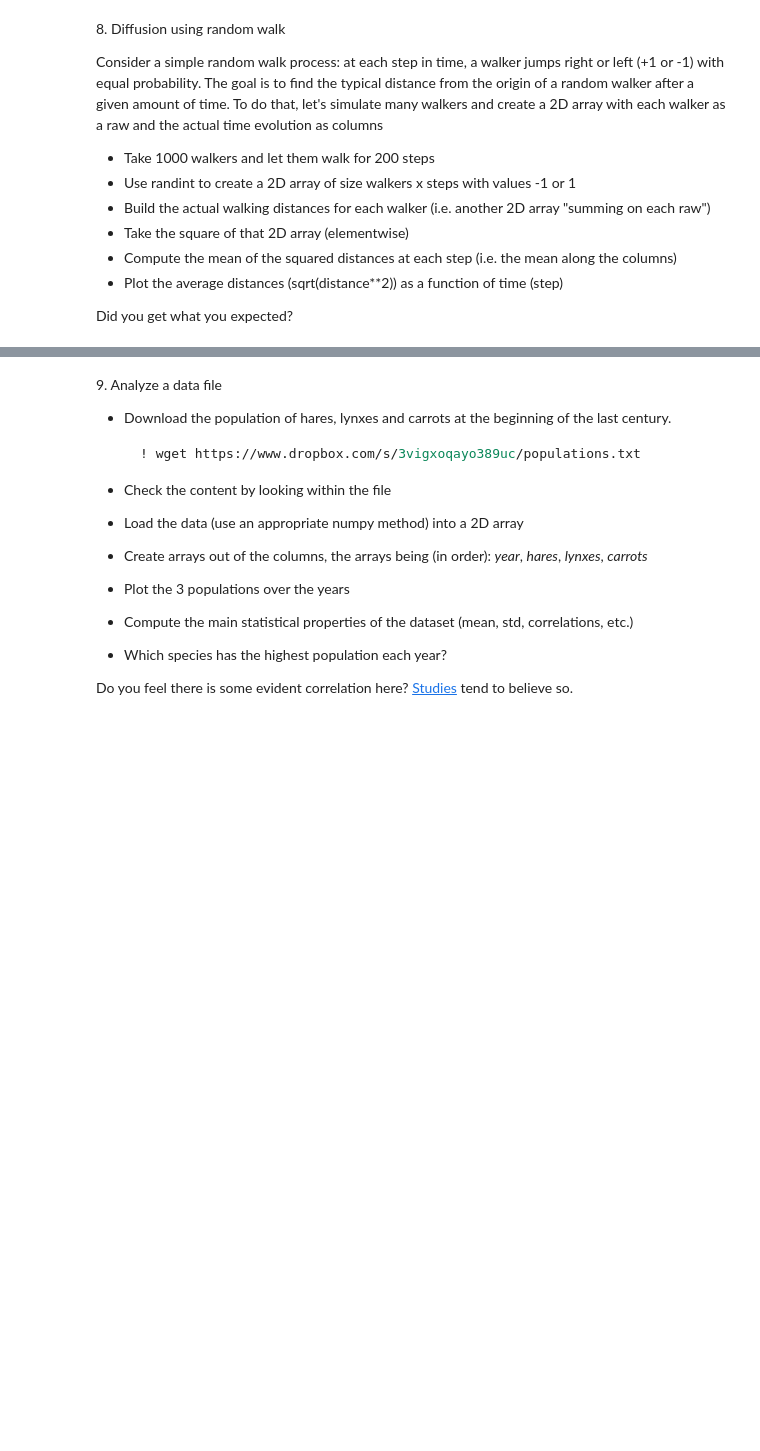
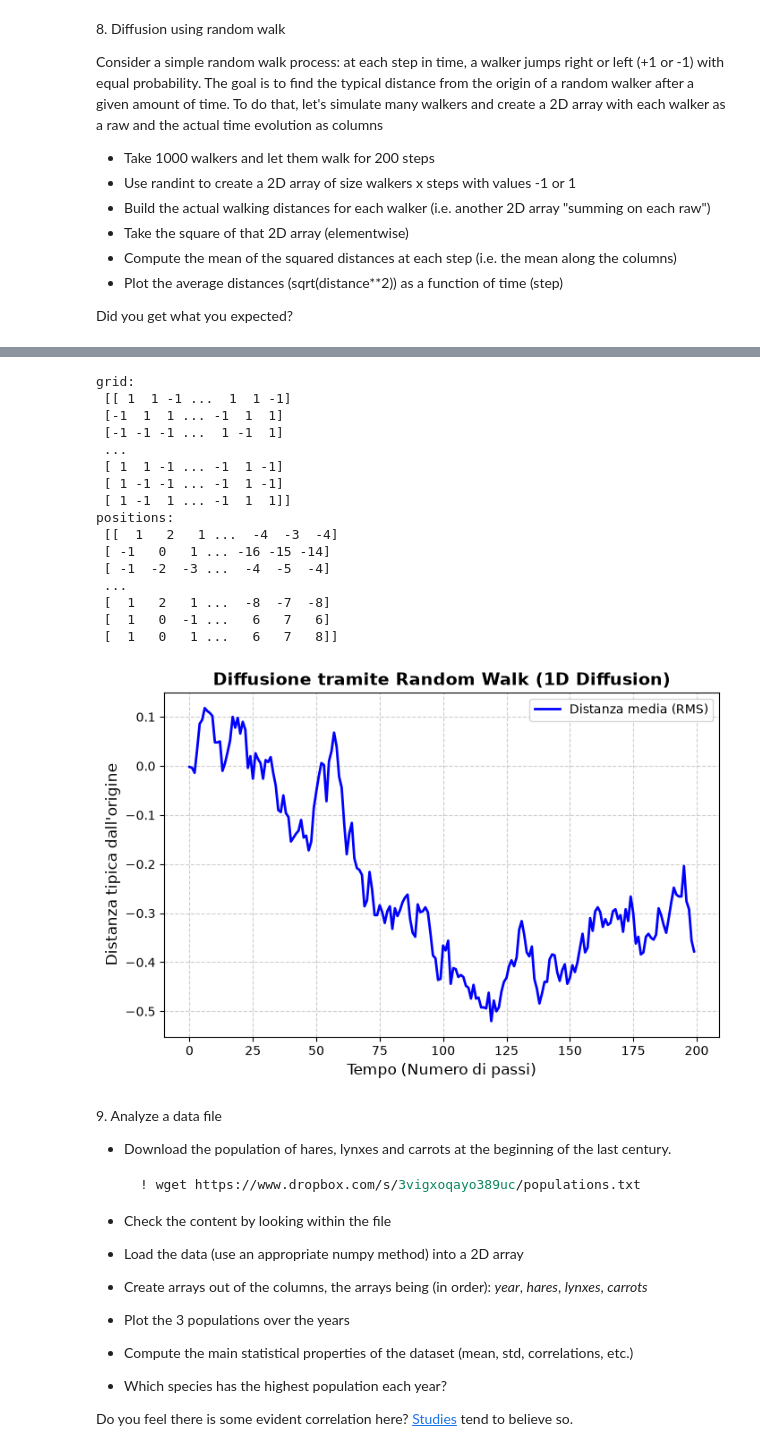
Before and after one commit to EliaLibera/LaboratoryOfComputationalPhysics_Y9, a Jupyter notebook: sett 4/04ex_Numpy.ipynb, the cells around one changed output, grey strips where cells are left out. Drawn from its saved outputs; the diff is of its cells as text; code cells hidden in the pictures; blank space fills up the shorter version.

```diff
--- a/sett 4/04ex_Numpy.ipynb
+++ b/sett 4/04ex_Numpy.ipynb
@@ -167,3 +503,57 @@ Did you get what you expected?
+# %%
+#VERSIONE SENZA QUADRATO
+#in questo caso ottengo una media che si attesta vicina allo 0 costante, ovviamente
+
+import matplotlib.pyplot as plt
+import numpy as np
+
+# Parametri dell'esperimento
+n_walkers = 1000
+n_steps = 200
+
+# Usiamo randint per generare 0 e 1, poi li convertiamo in -1 o 1
+grid = np.random.randint(0, 2, size=(n_walkers, n_steps)) * 2 - 1    #(start,step,size of the array)
+print("grid:",'\n',grid)
+#somma cumulativa
+distances = np.cumsum(grid, axis=1)  #si muove in orizzontale lungo le righe
+print("positions:",'\n',distances)
+mean_distances = np.mean(distances, axis=0)
+
+# Plot dei risultati
+plt.figure(figsize=(8, 5))
+plt.plot(
+    range(n_steps),
+    mean_distances,
+    color="blue",
+    linewidth=2,
+    label="Distanza media (RMS)",
+)
+plt.xlabel("Tempo (Numero di passi)", fontsize=12)
+plt.ylabel("Distanza tipica dall'origine", fontsize=12)
+plt.title(
+    "Diffusione tramite Random Walk (1D Diffusion)", fontsize=14, fontweight="bold"
+)
+plt.legend()
+plt.grid(True, linestyle="--", alpha=0.6)
+plt.show()
+# %% [output]
+grid:
+ [[ 1  1 -1 ...  1  1 -1]
+ [-1  1  1 ... -1  1  1]
+ [-1 -1 -1 ...  1 -1  1]
+ ...
+ [ 1  1 -1 ... -1  1 -1]
+ [ 1 -1 -1 ... -1  1 -1]
+ [ 1 -1  1 ... -1  1  1]]
+positions:
+ [[  1   2   1 ...  -4  -3  -4]
+ [ -1   0   1 ... -16 -15 -14]
+ [ -1  -2  -3 ...  -4  -5  -4]
+ ...
+ [  1   2   1 ...  -8  -7  -8]
+ [  1   0  -1 ...   6   7   6]
+ [  1   0   1 ...   6   7   8]]
+[figure, added]
 # %% [markdown]
 9\. Analyze a data file
   * Download the population of hares, lynxes and carrots at the beginning of the last century.
```
Also changed, not shown: parts of 20 cells of this notebook, 2 other files.
